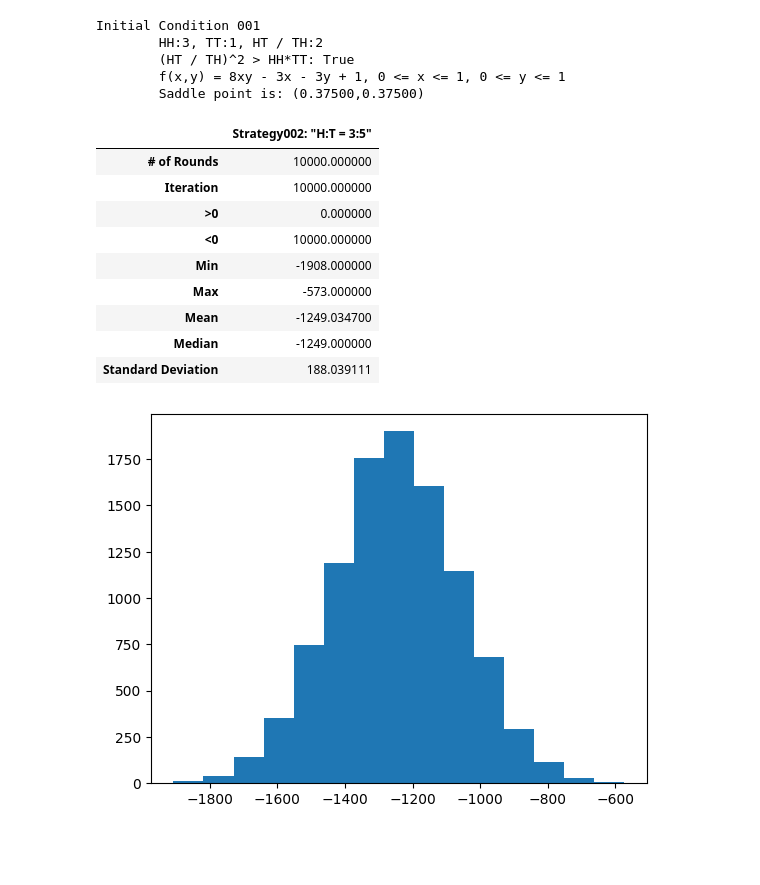
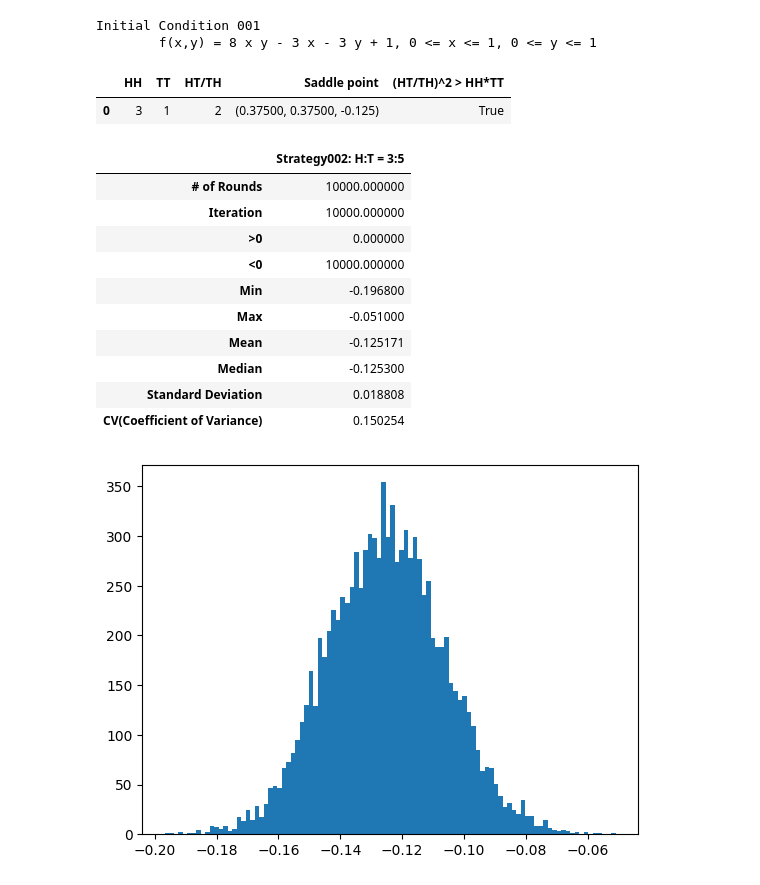
Before and after one commit to SamCHEANG/Math-CS, a Jupyter notebook: toss/toss.ipynb, the cells around one changed output. Saved outputs shown, nothing was run; the diff lists cells and outputs as text; code cells hidden in the pictures; blank space fills up the shorter version.

```diff
--- a/toss/toss.ipynb
+++ b/toss/toss.ipynb
@@ -116,27 +194,27 @@ Initial Condition 001
 # %%
-toss2 = toss.toss(
-    lambda x: np.random.choice(x, p=[3 / 8, 5 / 8]),
-    strategy_name='"H:T = 3:5"',
+toss2 = toss.toss_independent(
+    3 / 8,
+    strategy_name="H:T = 3:5",
     n=1e4,
     iteration=1e4,
 )
-plt.hist(toss2.data, bins=15)
+plt.hist(toss2.data, bins=100)
 toss2.statistics
 # %% [output]
 Initial Condition 001
-        HH:3, TT:1, HT / TH:2
-        (HT / TH)^2 > HH*TT: True
-        f(x,y) = 8xy - 3x - 3y + 1, 0 <= x <= 1, 0 <= y <= 1
-        Saddle point is: (0.37500,0.37500)
+        f(x,y) = 8 x y - 3 x - 3 y + 1, 0 <= x <= 1, 0 <= y <= 1
-|  | Strategy002: "H:T = 3:5" |
-| # of Rounds | 10000.000000 |
-| Iteration | 10000.000000 |
-| >0 | 0.000000 |
-| <0 | 10000.000000 |
-| Min | -1908.000000 |
-| Max | -573.000000 |
-| Mean | -1249.034700 |
-| Median | -1249.000000 |
-| Standard Deviation | 188.039111 |
+|  | HH | TT | HT/TH | Saddle point | (HT/TH)^2 > HH*TT |
+| 0 | 3 | 1 | 2 | (0.37500, 0.37500, -0.125) | True |
+|  | Strategy002: H:T = 3:5 |
+| # of Rounds | 10000.000000 |
+| Iteration | 10000.000000 |
+| >0 | 0.000000 |
+| <0 | 10000.000000 |
+| Min | -0.196800 |
+| Max | -0.051000 |
+| Mean | -0.125171 |
+| Median | -0.125300 |
+| Standard Deviation | 0.018808 |
+| CV(Coefficient of Variance) | 0.150254 |
-[figure, old version]
+[figure, new version]
 # %%
```
Also changed, not shown: parts of 7 cells of this notebook, 1 other file.
